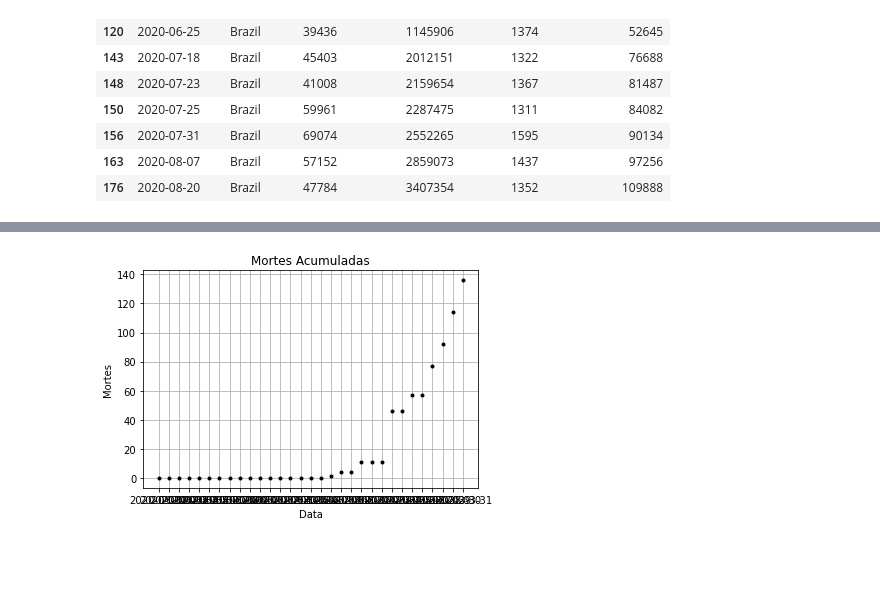
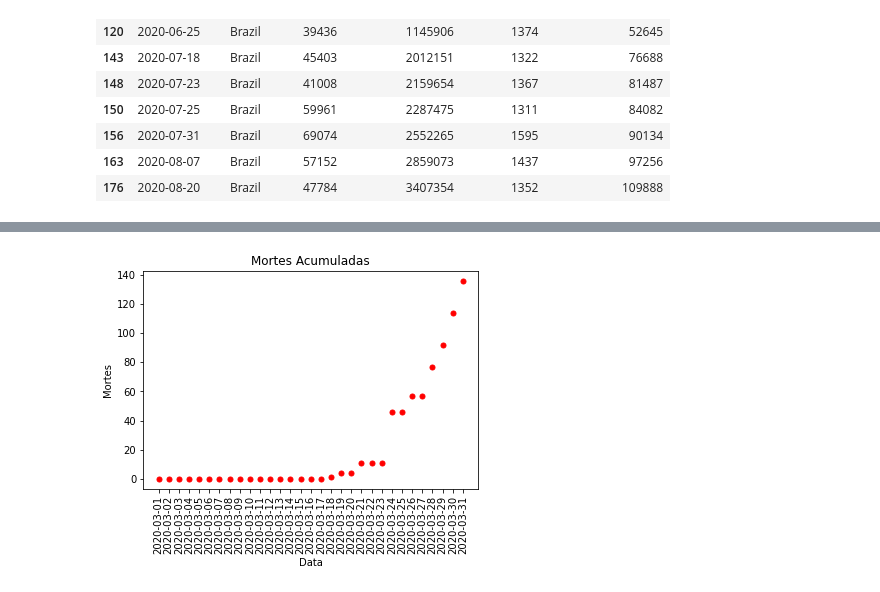
Before and after one commit to lucianogaldino/Analise-Covid19, a Jupyter notebook: Covid19.ipynb, the cells around one changed output, grey strips where cells are left out. Cells and saved outputs as stored; diff of their text form; code cells hidden in the pictures; blank space fills up the shorter version.

```diff
--- a/Covid19.ipynb
+++ b/Covid19.ipynb
@@ -128,10 +165,10 @@ march
 # %%
 plt.figure()
 plt.xlabel('Data')
 plt.ylabel('Mortes')
 plt.title('Mortes Acumuladas')
-plt.plot(march.Date,march.Cumulative_deaths, 'k.')
-plt.grid(True)
+plt.scatter(march.Date,march.Cumulative_deaths, s=25, c='red')
+plt.xticks(rotation=90)
 plt.show()
 # %% [output]
-[figure, old version]
+[figure, new version]
```
Also changed, not shown: parts of 31 cells of this notebook.
